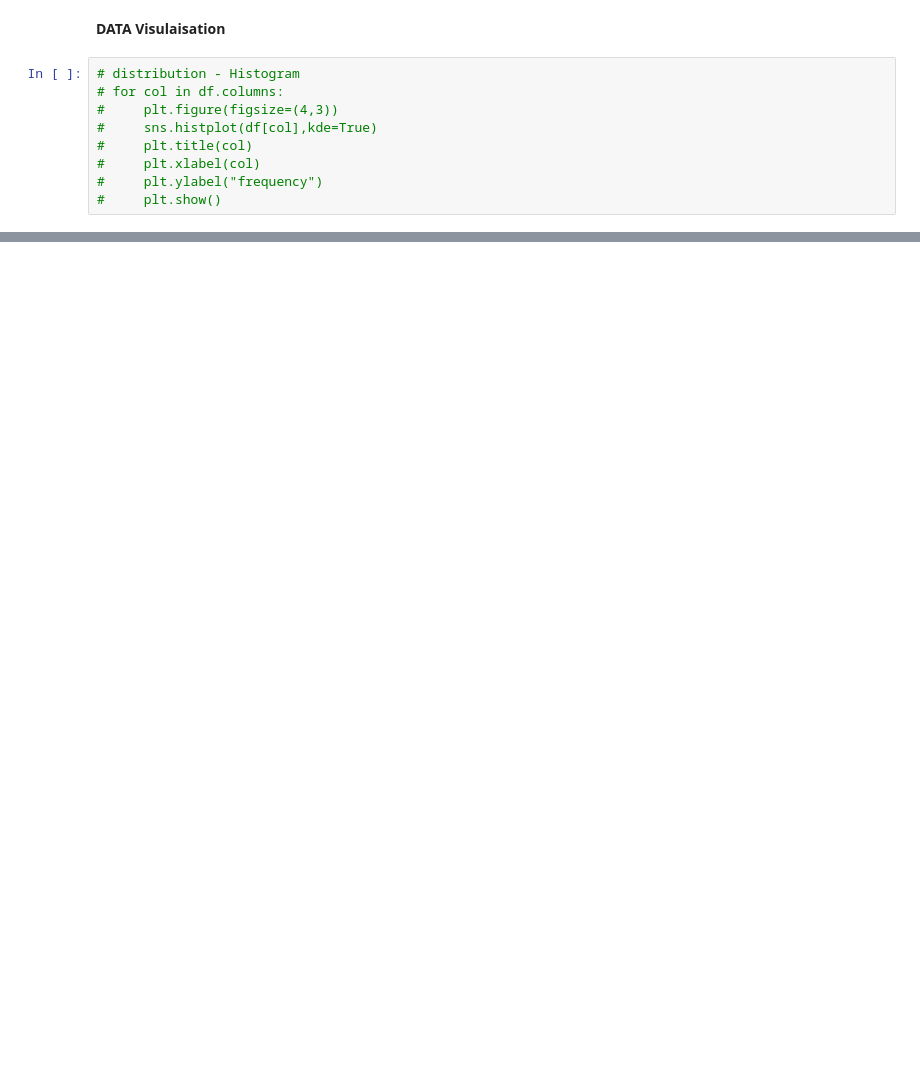
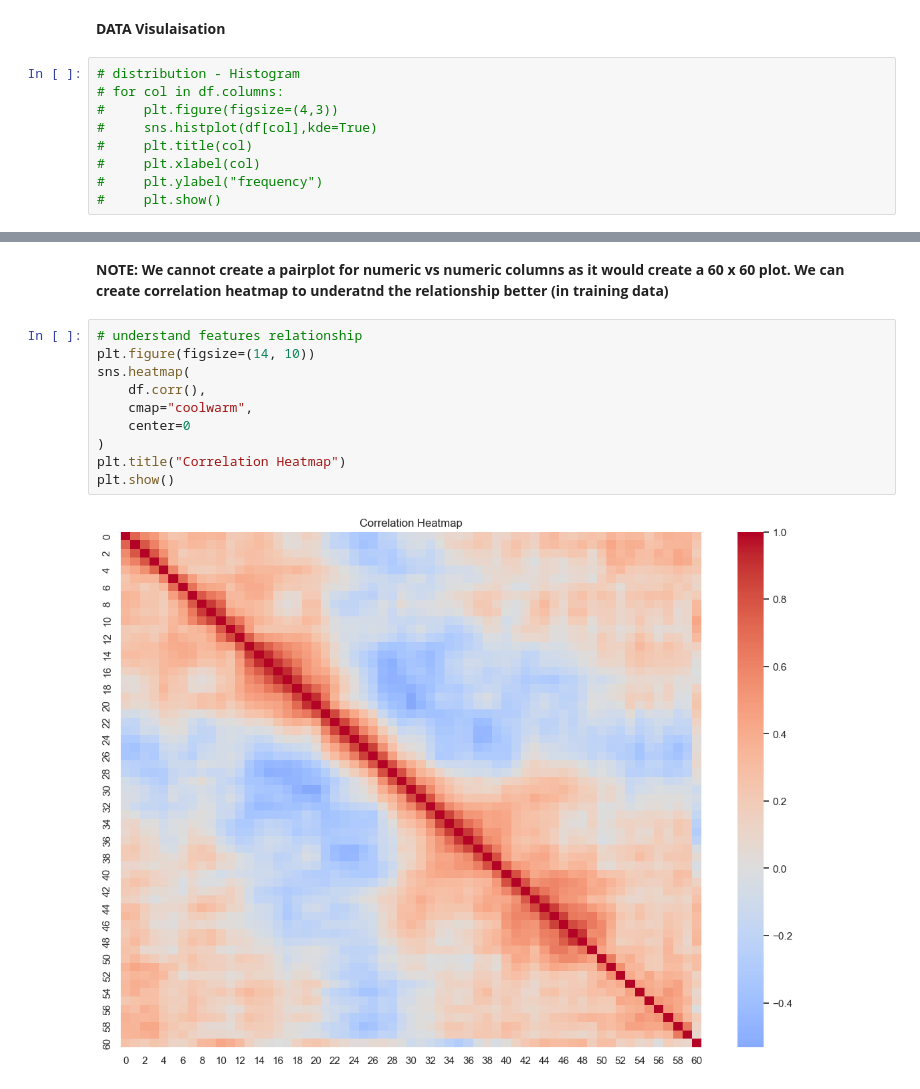
Before and after one commit to sameer2403/ML_bootcamp, a Jupyter notebook: 12.ml_projects/1.sonar_signal_classification/sonar_classification.ipynb, the cells around one changed output, grey strips where cells are left out. Cells and saved outputs as stored; diff of their text form; blank space fills up the shorter version.

```diff
--- a/12.ml_projects/1.sonar_signal_classification/sonar_classification.ipynb
+++ b/12.ml_projects/1.sonar_signal_classification/sonar_classification.ipynb
@@ -252,0 +277,14 @@ Val of idx  {i} :{val}
+# %% [markdown]
+**NOTE: We cannot create a pairplot for numeric vs numeric columns as it would create a 60 x 60 plot. We can create correlation heatmap to underatnd the relationship better (in training data)**
+# %%
+# understand features relationship
+plt.figure(figsize=(14, 10))
+sns.heatmap(
+    df.corr(),
+    cmap="coolwarm",
+    center=0
+)
+plt.title("Correlation Heatmap")
+plt.show()
+# %% [output]
+[figure, added]
```
Also changed, not shown: parts of 31 cells of this notebook, 33 other files.
